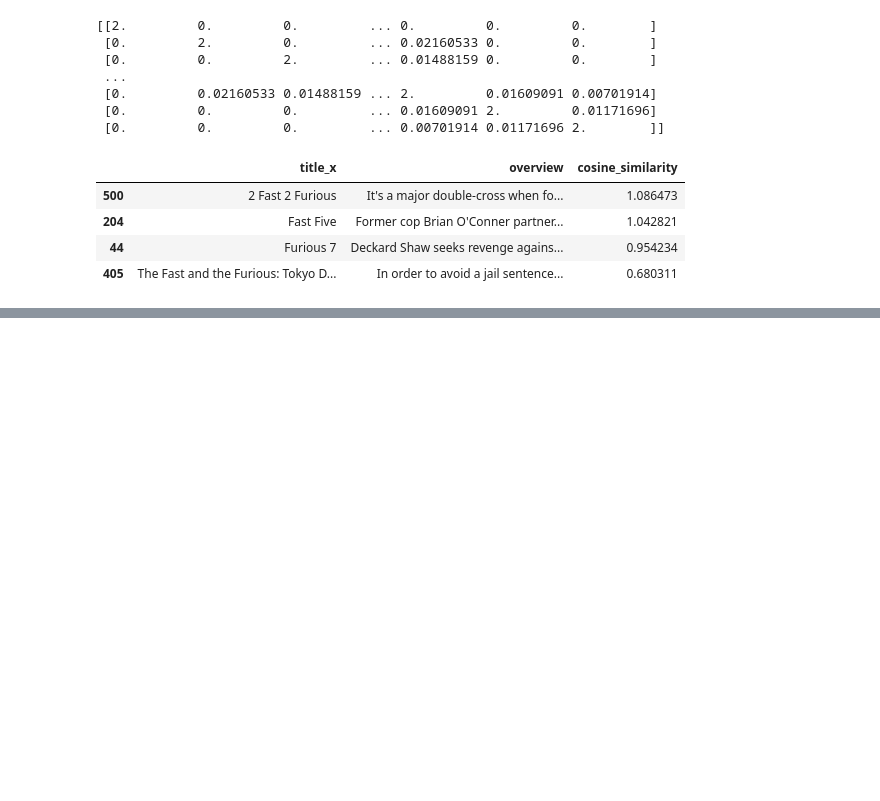
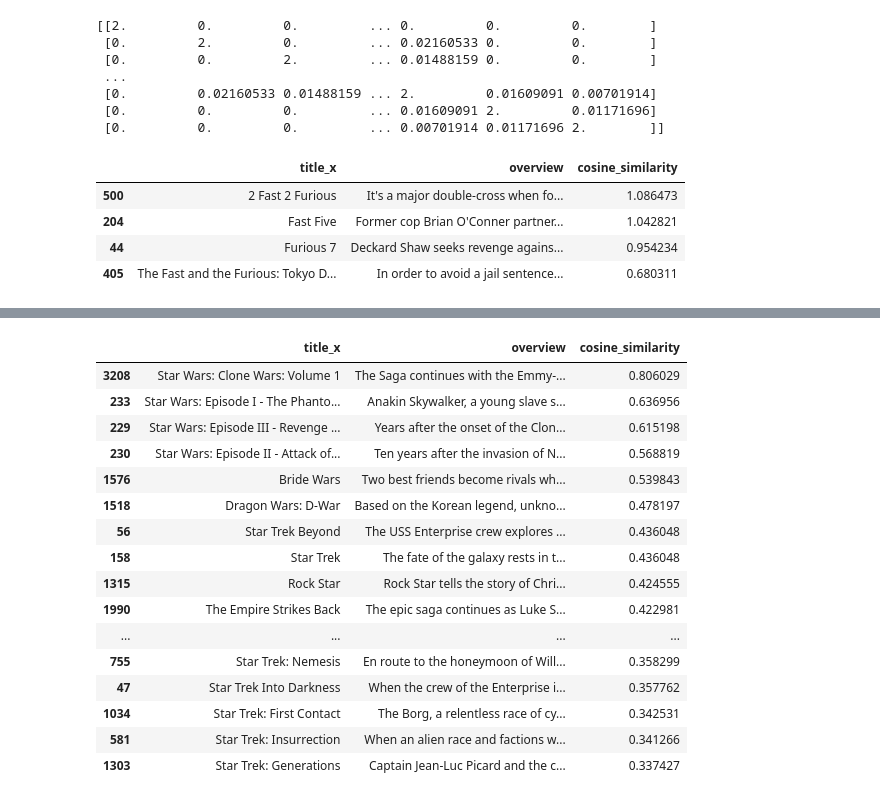
Before and after one commit to BelBatanete/Projeto-Aplicado-3, a Jupyter notebook: recomendacao.ipynb, the cells around one changed output, grey strips where cells are left out. Saved outputs shown, nothing was run; the diff lists cells and outputs as text; code cells hidden in the pictures; blank space fills up the shorter version.

Commit message:
Atualização final do projeto, alterando algoritmo treinando novos resultados, e criação de nova função

```diff
--- a/recomendacao.ipynb
+++ b/recomendacao.ipynb
@@ -117,0 +146,44 @@ obter_recomendacoes('Titanic')
+# %%
+# Se criarmos uma função, na qual definimos o valor de limite do score, poderemos visualizar filmes mais similares:
+
+def recomend_score(titulo, similaridade_cosseno=similaridade_cosseno, limite_score=0.6):
+
+    if titulo not in indices:
+        return "Filme não encontrado."
+    indice = indices[titulo]
+    scores_similares = list(enumerate(similaridade_cosseno[indice]))
+    scores_similares = sorted(scores_similares, key=lambda x: x[1], reverse=True)
+
+    # Faz com que mostrem filmes que tenham um score de similaridade acima de 0.6
+    scores_similares = [score for score in scores_similares[1:] if score[1] > limite_score]
+    indices_filmes_recomendados = [i[0] for i in scores_similares]
+
+      # Se nenhum filme atender ao critério, você pode optar por retornar uma mensagem ou lista vazia
+    if not indices_filmes_recomendados:
+        return "Nenhum filme similar encontrado."
+
+    # Certifique-se de que você está acessando os nomes de colunas corretos
+    recomendacoes = dados.loc[indices_filmes_recomendados, ['title_x', 'overview']]
+    recomendacoes['cosine_similarity'] = [s[1] for s in scores_similares]  # adicionando valores de similaridade cosseno
+
+    return recomendacoes
+# %%
+recomend_score('Star Wars', limite_score=0.3) # Desta forma, estamos calculando filmes com similidade maior que 0.3, trazendo mais resultados possíveis.
+# %% [output]
+|  | title_x | overview | cosine_similarity |
+| 3208 | Star Wars: Clone Wars: Volume 1 | The Saga continues with the Emmy-... | 0.806029 |
+| 233 | Star Wars: Episode I - The Phanto... | Anakin Skywalker, a young slave s... | 0.636956 |
+| 229 | Star Wars: Episode III - Revenge ... | Years after the onset of the Clon... | 0.615198 |
+| 230 | Star Wars: Episode II - Attack of... | Ten years after the invasion of N... | 0.568819 |
+| 1576 | Bride Wars | Two best friends become rivals wh... | 0.539843 |
+| 1518 | Dragon Wars: D-War | Based on the Korean legend, unkno... | 0.478197 |
+| 56 | Star Trek Beyond | The USS Enterprise crew explores ... | 0.436048 |
+| 158 | Star Trek | The fate of the galaxy rests in t... | 0.436048 |
+| 1315 | Rock Star | Rock Star tells the story of Chri... | 0.424555 |
+| 1990 | The Empire Strikes Back | The epic saga continues as Luke S... | 0.422981 |
+| ... | ... | ... | ... |
+| 755 | Star Trek: Nemesis | En route to the honeymoon of Will... | 0.358299 |
+| 47 | Star Trek Into Darkness | When the crew of the Enterprise i... | 0.357762 |
+| 1034 | Star Trek: First Contact | The Borg, a relentless race of cy... | 0.342531 |
+| 581 | Star Trek: Insurrection | When an alien race and factions w... | 0.341266 |
+| 1303 | Star Trek: Generations | Captain Jean-Luc Picard and the c... | 0.337427 |
```
Also changed, not shown: parts of 13 cells of this notebook.
